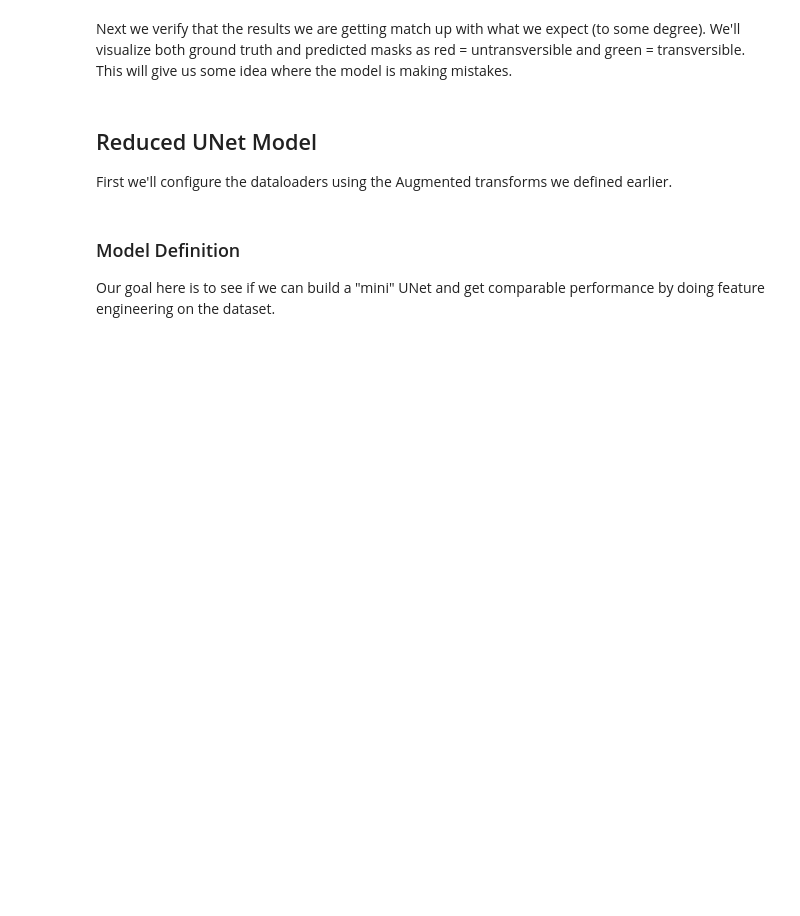
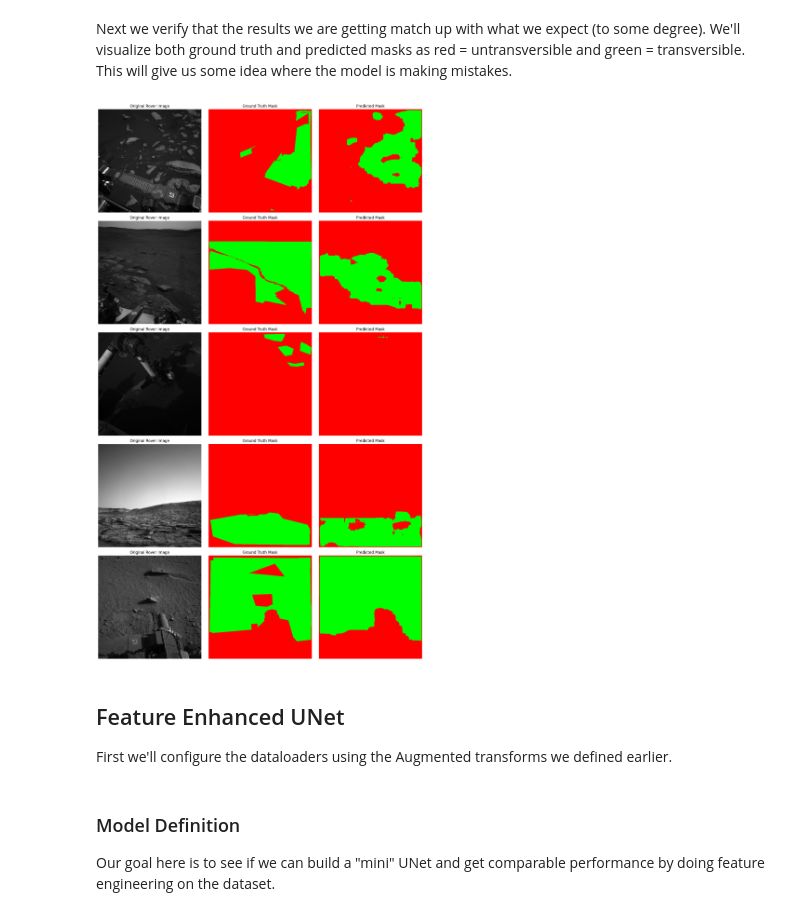
Before and after one commit to streklin/deep-learning-systems, a Jupyter notebook: modeling.ipynb, the cells around one changed output. Cells and saved outputs as stored; diff of their text form; code cells hidden in the pictures; blank space fills up the shorter version.

Commit message:
(update): UNets trained and tested

```diff
--- a/modeling.ipynb
+++ b/modeling.ipynb
@@ -870,9 +902,11 @@ def visualize_predictions(model, dataloader, num_images=3, threshold=0.5):
 # %%
 # Visualize 3 samples from the test dataloader
 if TRAIN_MODEL:
-    visualize_predictions(test_unet, std_test_dataloader, num_images=3)
+    visualize_predictions(test_unet, std_test_dataloader, num_images=5)
+# %% [output]
+[figure, added]
 # %% [markdown]
-## Reduced UNet Model
+## Feature Enhanced UNet
 
 First we'll configure the dataloaders using the Augmented transforms we defined earlier.
 # %%
```
Also changed, not shown: parts of 20 cells of this notebook, 3 other files.
